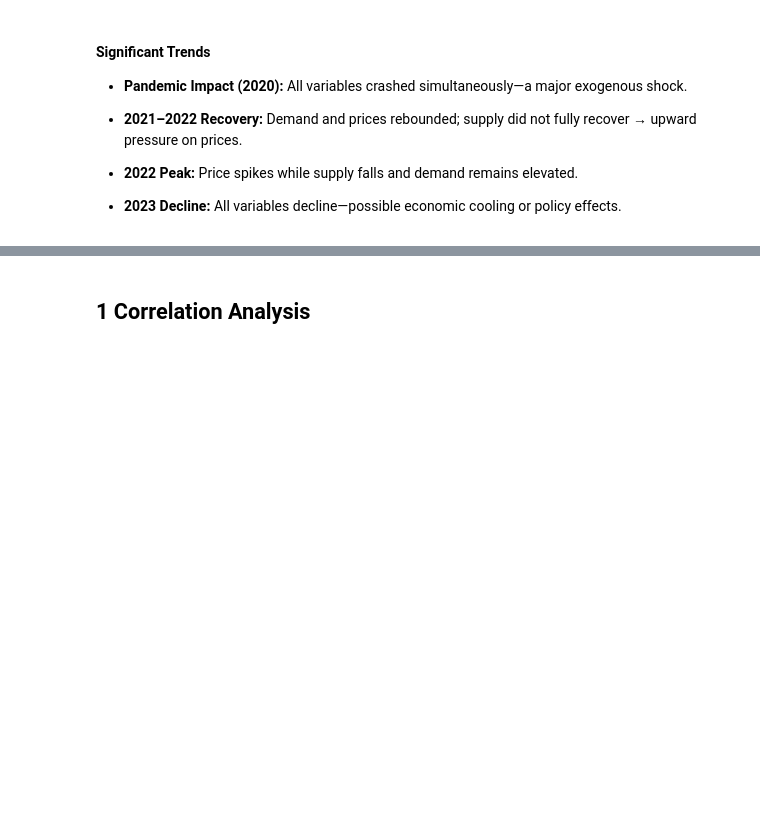
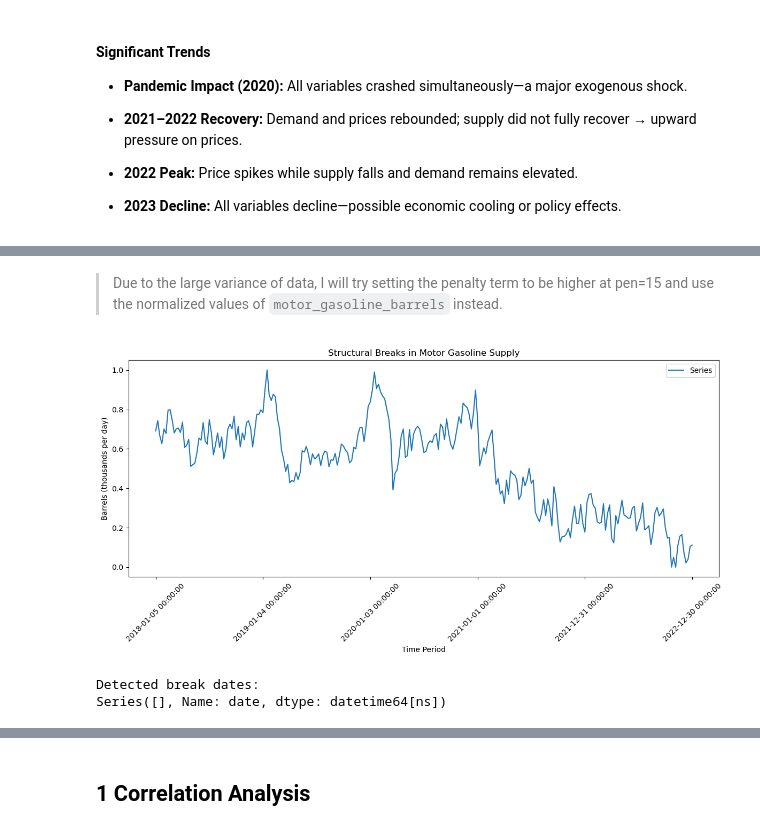
Before and after one commit to zenbean/Citadel-Women-s-Datathon-2025, a Jupyter notebook: consumer.ipynb, the cells around one changed output, grey strips where cells are left out. Cells and saved outputs as stored; diff of their text form; code cells hidden in the pictures; blank space fills up the shorter version.

```diff
--- a/consumer.ipynb
+++ b/consumer.ipynb
@@ -373,0 +403,15 @@ plt.show()
+# %% [markdown]
+> Due to the large variance of data, I will try setting the penalty term to be higher at pen=15 and use the normalized values of `motor_gasoline_barrels` instead.
+# %%
+structural_break(
+    column=supply['motor_gasoline_barrels_norm'],
+    title="Structural Breaks in Motor Gasoline Supply",
+    xlabel="Time Period",
+    ylabel="Barrels (thousands per day)",
+    date_column=supply['date'],
+    penalty=15
+)
+# %% [output]
+[figure, added]
+Detected break dates:
+Series([], Name: date, dtype: datetime64[ns])
```
Also changed, not shown: parts of 27 cells of this notebook.
